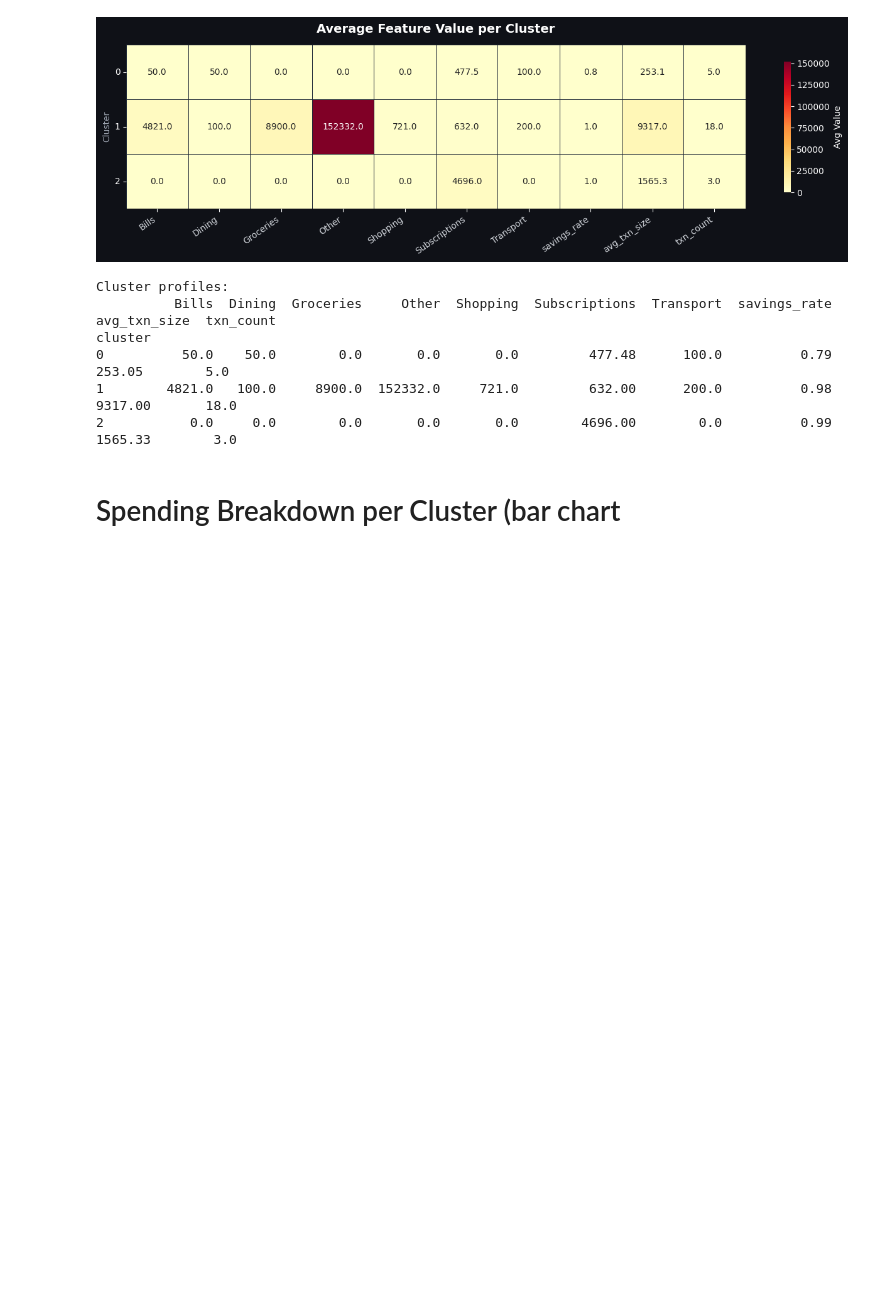
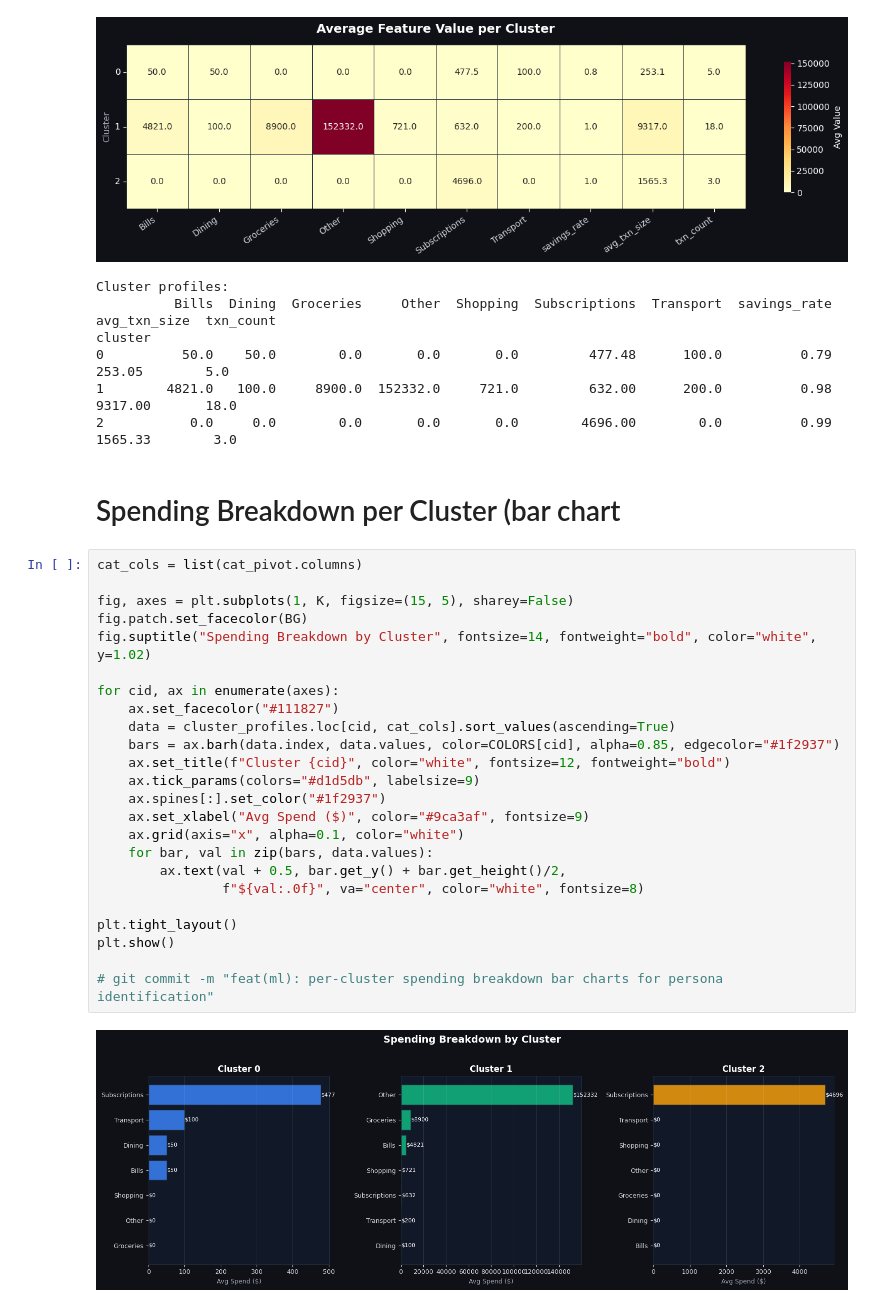
Before and after one commit to moeageli22/FinScope-Ai, a Jupyter notebook: ai-service/notebooks/FinscopeAI.ipynb, the cells around one changed output. Drawn from its saved outputs; the diff is of its cells as text; blank space fills up the shorter version.

Commit message:
# git commit -m "feat(ml): per-cluster spending breakdown bar charts for persona identification"

```diff
--- a/ai-service/notebooks/FinscopeAI.ipynb
+++ b/ai-service/notebooks/FinscopeAI.ipynb
@@ -300,3 +300,29 @@ cluster
 2           0.0     0.0        0.0       0.0       0.0        4696.00        0.0          0.99       1565.33        3.0
 # %% [markdown]
 # Spending Breakdown per Cluster (bar chart
+# %%
+cat_cols = list(cat_pivot.columns)
+
+fig, axes = plt.subplots(1, K, figsize=(15, 5), sharey=False)
+fig.patch.set_facecolor(BG)
+fig.suptitle("Spending Breakdown by Cluster", fontsize=14, fontweight="bold", color="white", y=1.02)
+
+for cid, ax in enumerate(axes):
+    ax.set_facecolor("#111827")
+    data = cluster_profiles.loc[cid, cat_cols].sort_values(ascending=True)
+    bars = ax.barh(data.index, data.values, color=COLORS[cid], alpha=0.85, edgecolor="#1f2937")
+    ax.set_title(f"Cluster {cid}", color="white", fontsize=12, fontweight="bold")
+    ax.tick_params(colors="#d1d5db", labelsize=9)
+    ax.spines[:].set_color("#1f2937")
+    ax.set_xlabel("Avg Spend ($)", color="#9ca3af", fontsize=9)
+    ax.grid(axis="x", alpha=0.1, color="white")
+    for bar, val in zip(bars, data.values):
+        ax.text(val + 0.5, bar.get_y() + bar.get_height()/2,
+                f"${val:.0f}", va="center", color="white", fontsize=8)
+
+plt.tight_layout()
+plt.show()
+
+# git commit -m "feat(ml): per-cluster spending breakdown bar charts for persona identification"
+# %% [output]
+[figure, added]
```
